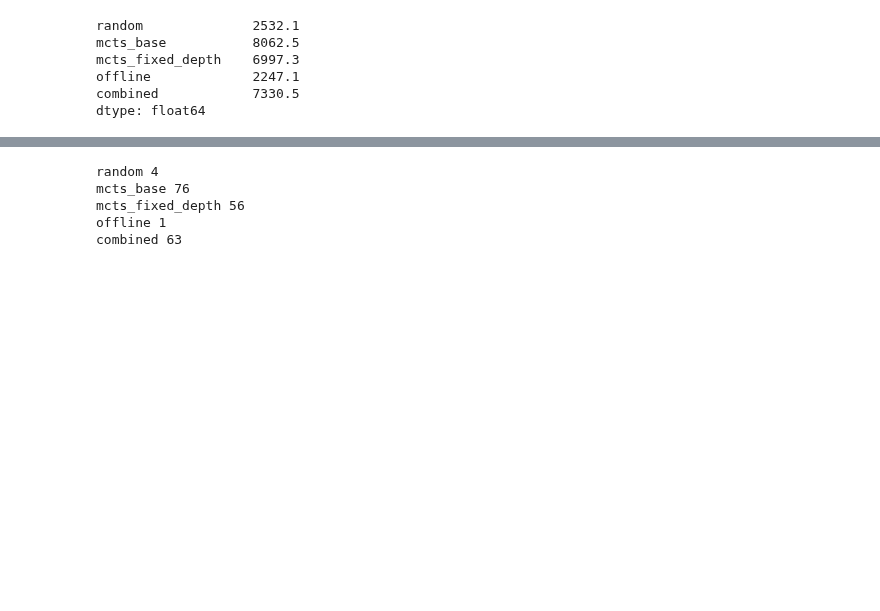
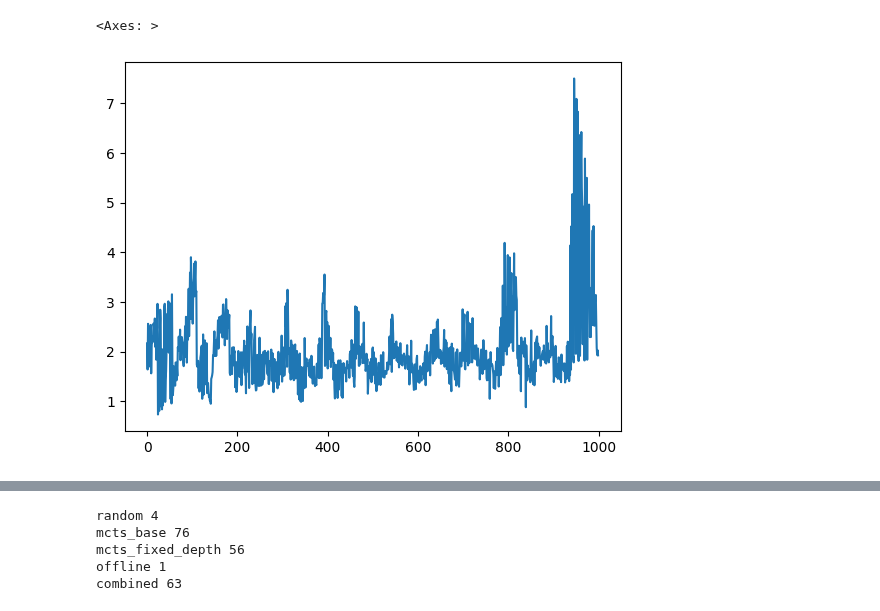
Before and after one commit to AlexisBnnft/CandyCrusher, a Jupyter notebook: Arena_Analysis.ipynb, the cells around one changed output, grey strips where cells are left out. Cells and saved outputs as stored; diff of their text form; code cells hidden in the pictures; blank space fills up the shorter version.

```diff
--- a/Arena_Analysis.ipynb
+++ b/Arena_Analysis.ipynb
@@ -16,9 +12,0 @@ df = pd.read_csv('results_backup/results_arena.csv')
-# %%
-df.mean()
-# %% [output]
-random              2532.1
-mcts_base           8062.5
-mcts_fixed_depth    6997.3
-offline             2247.1
-combined            7330.5
-dtype: float64
@@ -24,0 +19,5 @@ dtype: float64
+# %%
+(time["mcts_base"] / time["mcts_fixed_depth"]).plot()
+# %% [output]
+<Axes: >
+[figure, added]
```
Also changed, not shown: parts of 12 cells of this notebook.
